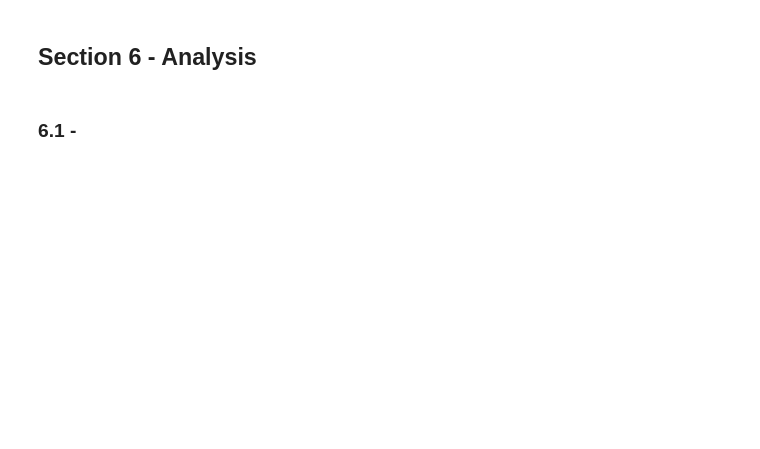
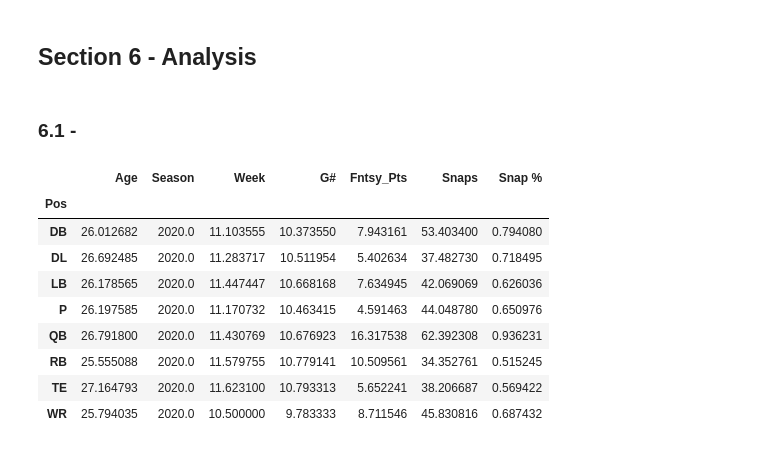
Before and after one commit to cuddebtj/NFLInjuryTwitter, a Jupyter notebook: Fantasy_Sidelines_Program.ipynb, the cells around one changed output. Drawn from its saved outputs; the diff is of its cells as text; code cells hidden in the pictures; blank space fills up the shorter version.

```diff
--- a/Fantasy_Sidelines_Program.ipynb
+++ b/Fantasy_Sidelines_Program.ipynb
@@ -811,0 +806,17 @@ for yr in range(2016,2021):
+# %%
+i = i.query(f'Snaps >= 15')
+# %%
+i1 = i.groupby(by='Pos').mean()
+# %%
+i1
+# %% [output]
+|  | Age | Season | Week | G# | Fntsy_Pts | Snaps | Snap % |
+| Pos |  |  |  |  |  |  |  |
+| DB | 26.012682 | 2020.0 | 11.103555 | 10.373550 | 7.943161 | 53.403400 | 0.794080 |
+| DL | 26.692485 | 2020.0 | 11.283717 | 10.511954 | 5.402634 | 37.482730 | 0.718495 |
+| LB | 26.178565 | 2020.0 | 11.447447 | 10.668168 | 7.634945 | 42.069069 | 0.626036 |
+| P | 26.197585 | 2020.0 | 11.170732 | 10.463415 | 4.591463 | 44.048780 | 0.650976 |
+| QB | 26.791800 | 2020.0 | 11.430769 | 10.676923 | 16.317538 | 62.392308 | 0.936231 |
+| RB | 25.555088 | 2020.0 | 11.579755 | 10.779141 | 10.509561 | 34.352761 | 0.515245 |
+| TE | 27.164793 | 2020.0 | 11.623100 | 10.793313 | 5.652241 | 38.206687 | 0.569422 |
+| WR | 25.794035 | 2020.0 | 10.500000 | 9.783333 | 8.711546 | 45.830816 | 0.687432 |
```
Also changed, not shown: parts of 10 cells of this notebook.
